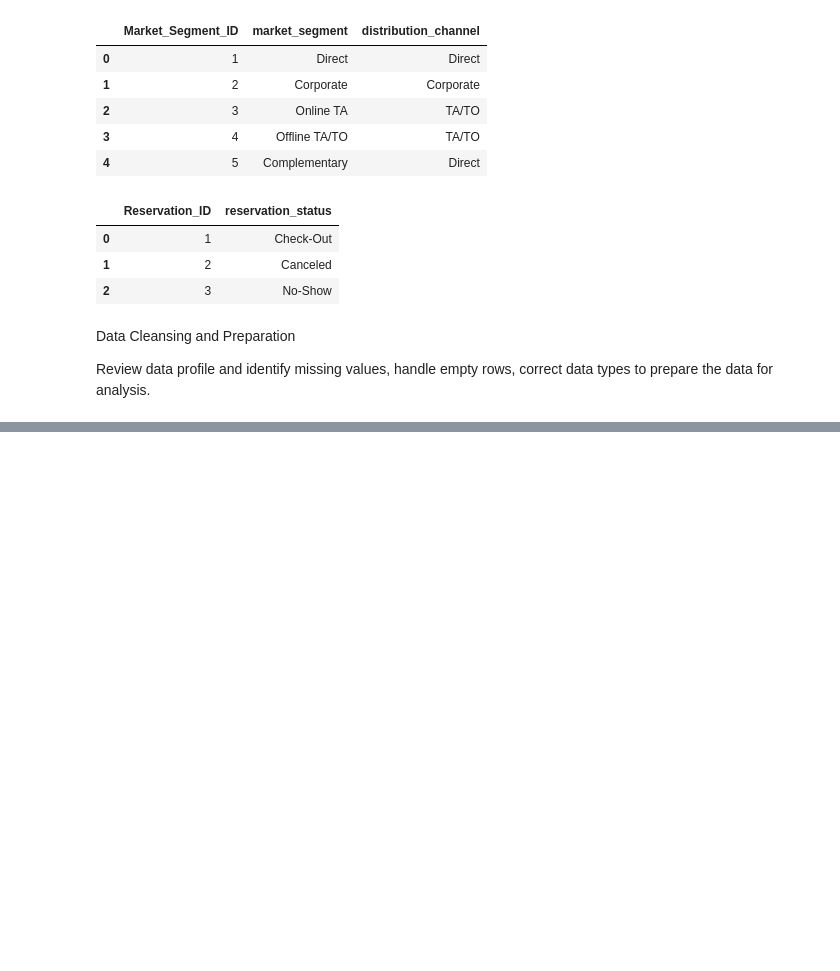
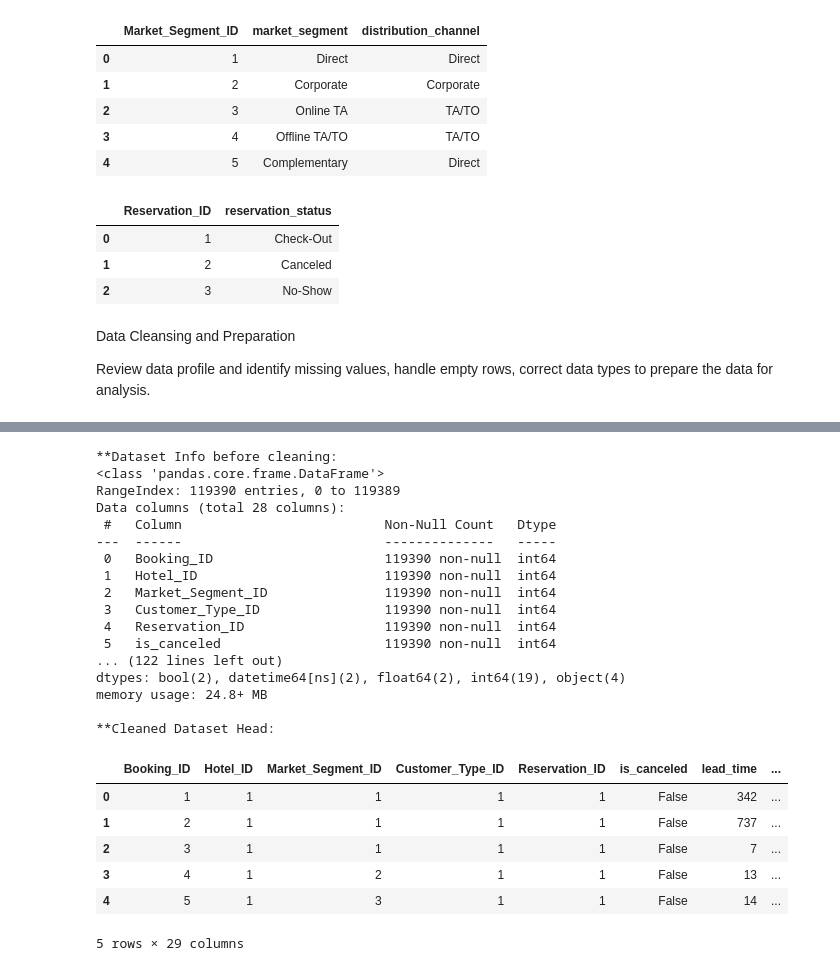
Before and after one commit to anniechooimh/Hospitality-Analytics, a Jupyter notebook: Capstone_Hospitality Analysis.ipynb, the cells around one changed output, grey strips where cells are left out. Drawn from its saved outputs; the diff is of its cells as text; code cells hidden in the pictures; blank space fills up the shorter version.

```diff
--- a/Capstone_Hospitality Analysis.ipynb
+++ b/Capstone_Hospitality Analysis.ipynb
@@ -98,0 +51,63 @@ dtype: int64
+# %%
+#Identify columns with missing values on the booking dataset
+print("\n**Dataset Info before cleaning:")
+booking.info()
+
+print("\n**Missing values per column initially:")
+print(booking.isnull().sum())
+
+#Fill missing 'children' with '0 (zero)' value
+booking['children'] = booking['children'].fillna(0)
+
+#Fill missing 'country' with 'Unknown' and 'agent' and 'company' identifier with 'NA' instead of dropping them
+booking['country'] = booking['country'].fillna('Unknown')
+booking['agent'] = booking['agent'].fillna('NA')
+booking['company'] = booking['company'].fillna('NA')
+
+print("\n**Missing values after cleaning:")
+print(booking.isnull().sum())
+
+#Standardize column data types
+booking['reservation_status_date'] = pd.to_datetime(booking['reservation_status_date'])
+booking['is_canceled'] = booking['is_canceled'].astype(bool)
+booking['is_repeated_guest'] = booking['is_repeated_guest'].astype(bool)
+
+#Normalise the three separate date fields into a proper dateime column to enable time-series analysis
+booking['arrival_date'] = pd.to_datetime(
+    booking['arrival_date_year'].astype(str) + '-' +
+    booking['arrival_date_month'].astype(str) + '-' +
+    booking['arrival_date_day_of_month'].astype(str),
+    format='%Y-%B-%d',   # %B expects full month name (e.g., January, February)
+    errors='coerce'
+)
+
+print("\n**Cleaned Dataset Info:")
+booking.info()
+
+print("\n**Cleaned Dataset Head:")
+booking.head()
+# %% [output]
+**Dataset Info before cleaning:
+<class 'pandas.core.frame.DataFrame'>
+RangeIndex: 119390 entries, 0 to 119389
+Data columns (total 28 columns):
+ #   Column                          Non-Null Count   Dtype
+---  ------                          --------------   -----
+ 0   Booking_ID                      119390 non-null  int64
+ 1   Hotel_ID                        119390 non-null  int64
+ 2   Market_Segment_ID               119390 non-null  int64
+ 3   Customer_Type_ID                119390 non-null  int64
+ 4   Reservation_ID                  119390 non-null  int64
+ 5   is_canceled                     119390 non-null  int64
+... (122 lines left out)
+dtypes: bool(2), datetime64[ns](2), float64(2), int64(19), object(4)
+memory usage: 24.8+ MB
+
+**Cleaned Dataset Head:
+|  | Booking_ID | Hotel_ID | Market_Segment_ID | Customer_Type_ID | Reservation_ID | is_canceled | lead_time | ... |
+| 0 | 1 | 1 | 1 | 1 | 1 | False | 342 | ... |
+| 1 | 2 | 1 | 1 | 1 | 1 | False | 737 | ... |
+| 2 | 3 | 1 | 1 | 1 | 1 | False | 7 | ... |
+| 3 | 4 | 1 | 2 | 1 | 1 | False | 13 | ... |
+| 4 | 5 | 1 | 3 | 1 | 1 | False | 14 | ... |
+5 rows × 29 columns
```
Also changed, not shown: parts of 1 cell of this notebook.
